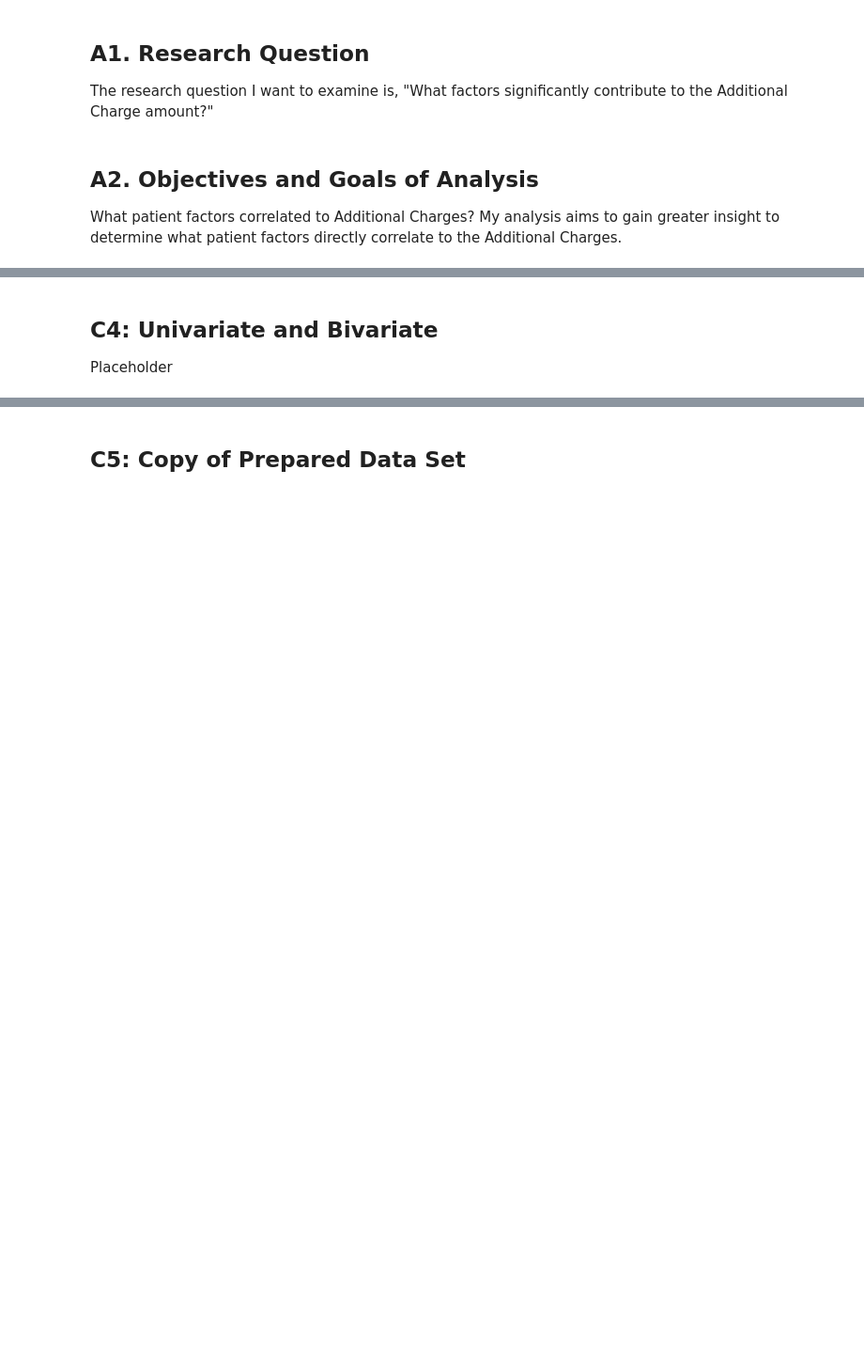
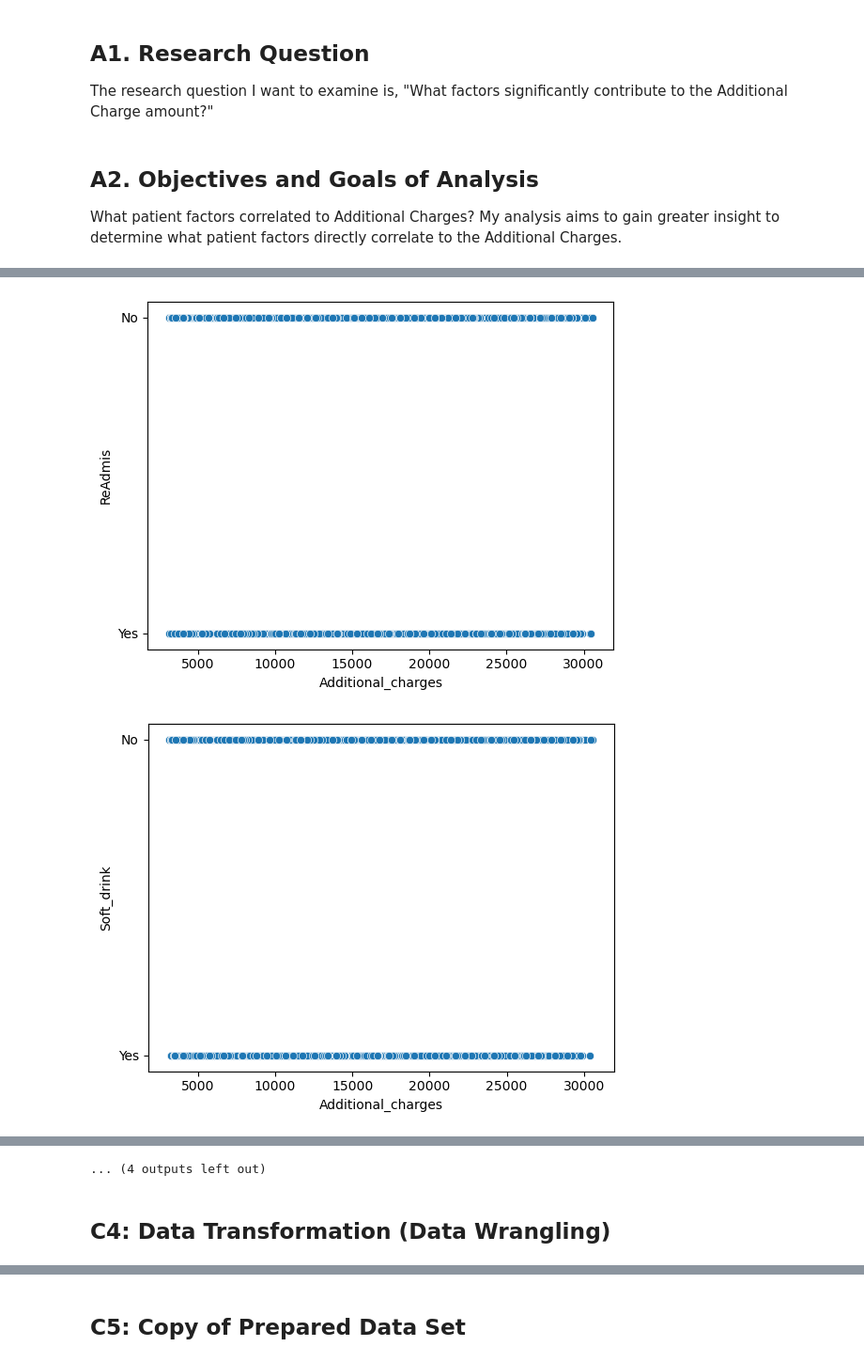
Before and after one commit to BakeUpSolutions/WGU_MSDA_Portfolio, a Jupyter notebook: D208/D208task1-BBAKER.ipynb, the cells around one changed output, grey strips where cells are left out. Shown at 94% size. Saved outputs shown, nothing was run; the diff lists cells and outputs as text; code cells hidden in the pictures; blank space fills up the shorter version.

```diff
--- a/D208/D208task1-BBAKER.ipynb
+++ b/D208/D208task1-BBAKER.ipynb
@@ -104,0 +427,7 @@ Placeholder
+# %%
+for independent in independent_targets_cat.columns:
+    sns.scatterplot(x=dependent_target, y=independent, data=df)
+    plt.show()
+# %% [output]
+[figure, added]
+[figure, added]
@@ -105,5 +444,4 @@ Placeholder
+... (4 outputs left out)
 # %% [markdown]
 <a id='#PartC4'></a>
-## C4: Univariate and Bivariate
-
-Placeholder
+## C4: Data Transformation (Data Wrangling)
```
Also changed, not shown: parts of 67 cells of this notebook.
